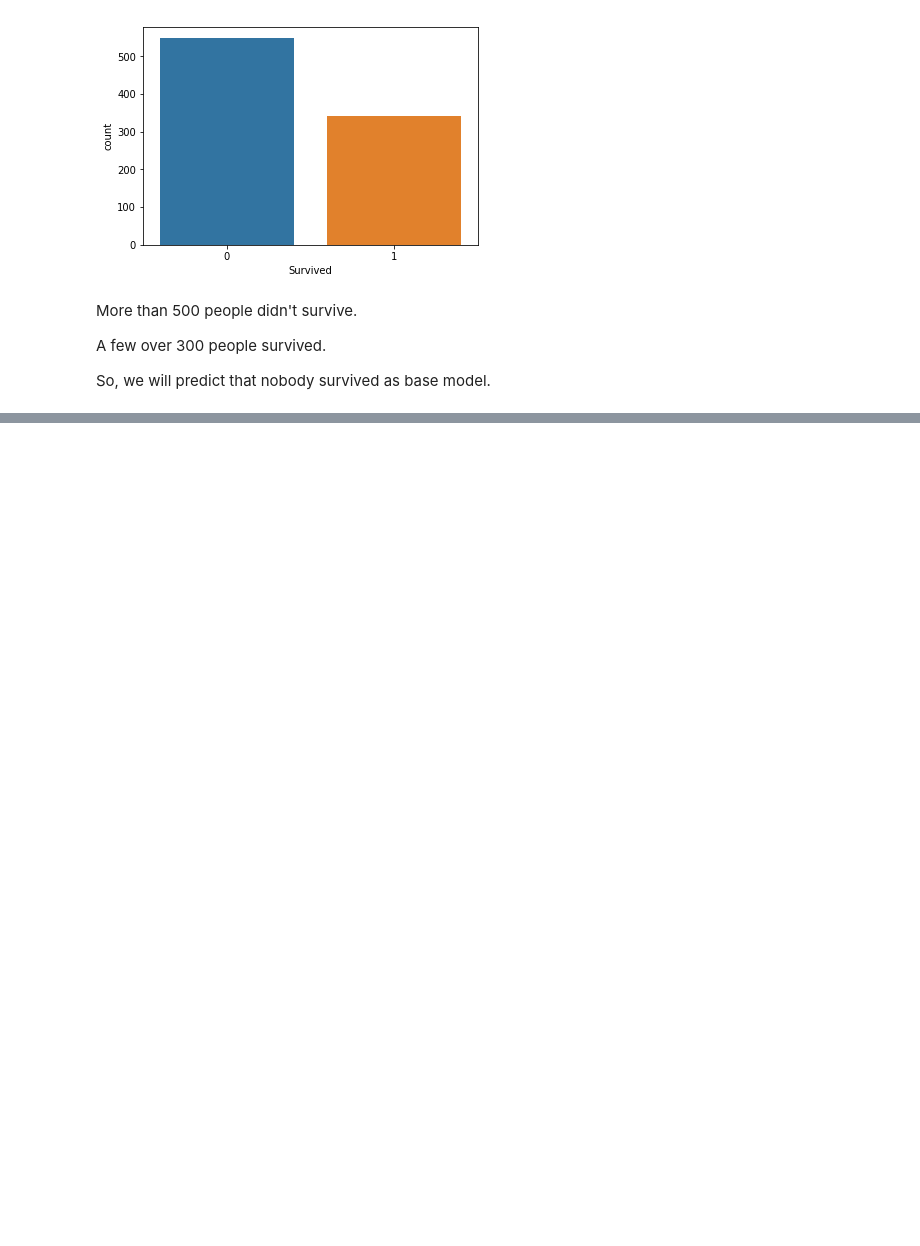
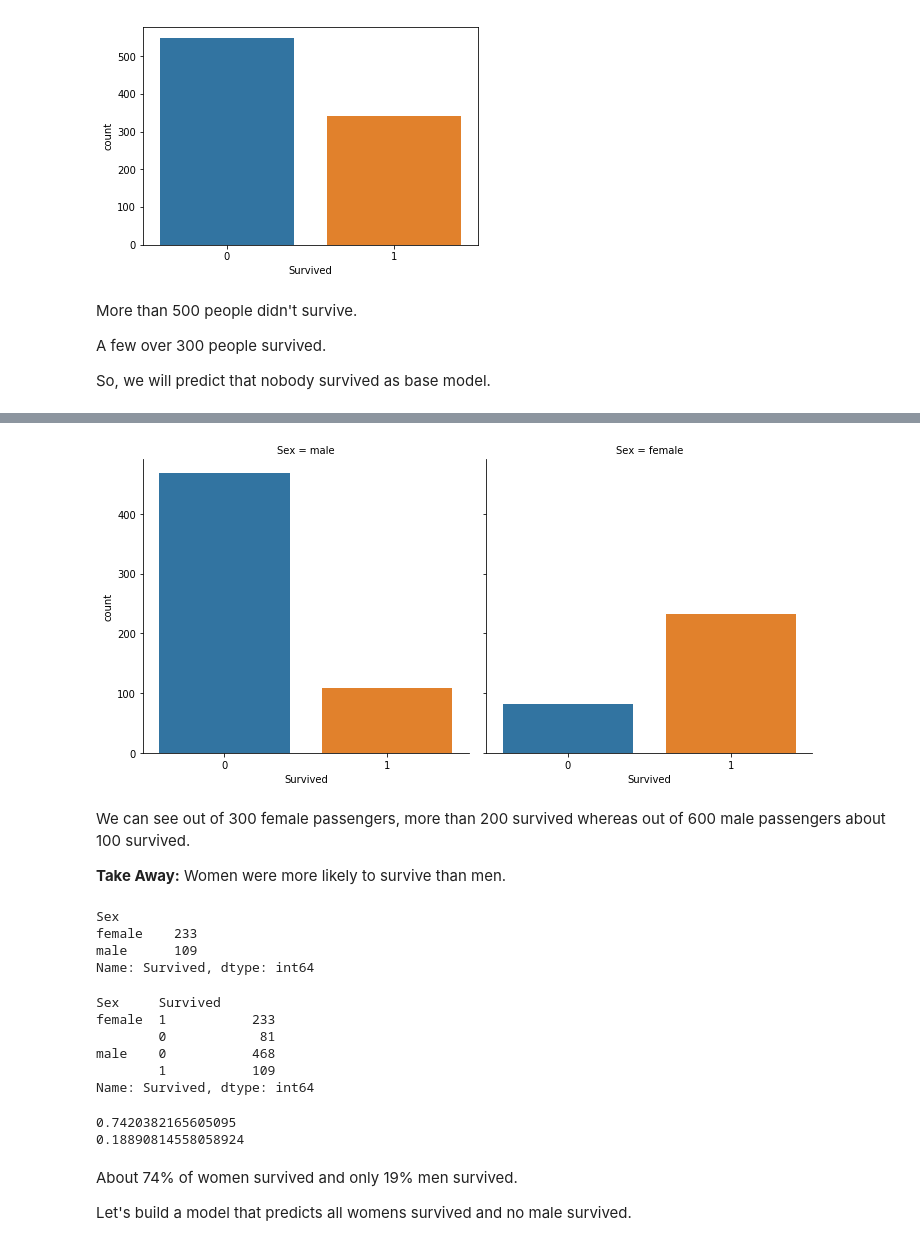
Before and after one commit to ShreyasJothish/datasciencestudygroup, a Jupyter notebook: MahendraBishnoi/08_titanic_eda_modelling.ipynb, the cells around one changed output, grey strips where cells are left out. Drawn from its saved outputs; the diff is of its cells as text; code cells hidden in the pictures; blank space fills up the shorter version.

```diff
--- a/MahendraBishnoi/08_titanic_eda_modelling.ipynb
+++ b/MahendraBishnoi/08_titanic_eda_modelling.ipynb
@@ -93,0 +119,35 @@ out.to_csv('submission0.csv', index=False)
+# %%
+sns.catplot(x="Survived", col="Sex", kind="count", data=df_train);
+# %% [output]
+[figure, added]
+# %% [markdown]
+We can see out of 300 female passengers, more than 200 survived whereas out of 600 male passengers about 100 survived.
+
+**Take Away:** Women were more likely to survive than men.
+# %%
+df_train.groupby(['Sex']).Survived.sum()
+# %% [output]
+Sex
+female    233
+male      109
+Name: Survived, dtype: int64
+# %%
+df_train.groupby(["Sex"]).Survived.value_counts()
+# %% [output]
+Sex     Survived
+female  1           233
+        0            81
+male    0           468
+        1           109
+Name: Survived, dtype: int64
+# %%
+print(df_train[df_train["Sex"]=="female"].Survived.sum() / df_train[df_train["Sex"]=="female"].shape[0])
+# print(df_train[df_train["Sex"]=="female"].Survived.sum() / df_train[df_train["Sex"]=="female"].count())
+print(df_train[df_train["Sex"]=="male"].Survived.sum() / df_train[df_train["Sex"]=="male"].shape[0])
+# %% [output]
+0.7420382165605095
+0.18890814558058924
+# %% [markdown]
+About 74% of women survived and only 19% men survived.
+
+Let's build a model that predicts all womens survived and no male survived.
```
Also changed, not shown: parts of 10 cells of this notebook.
